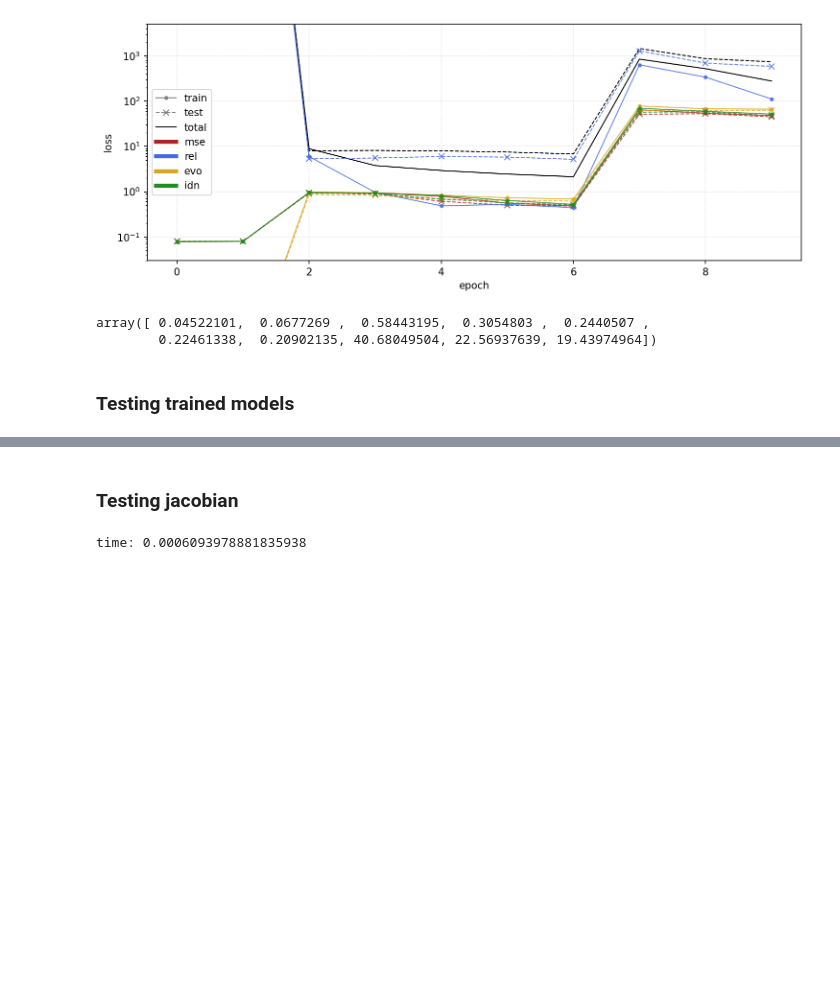
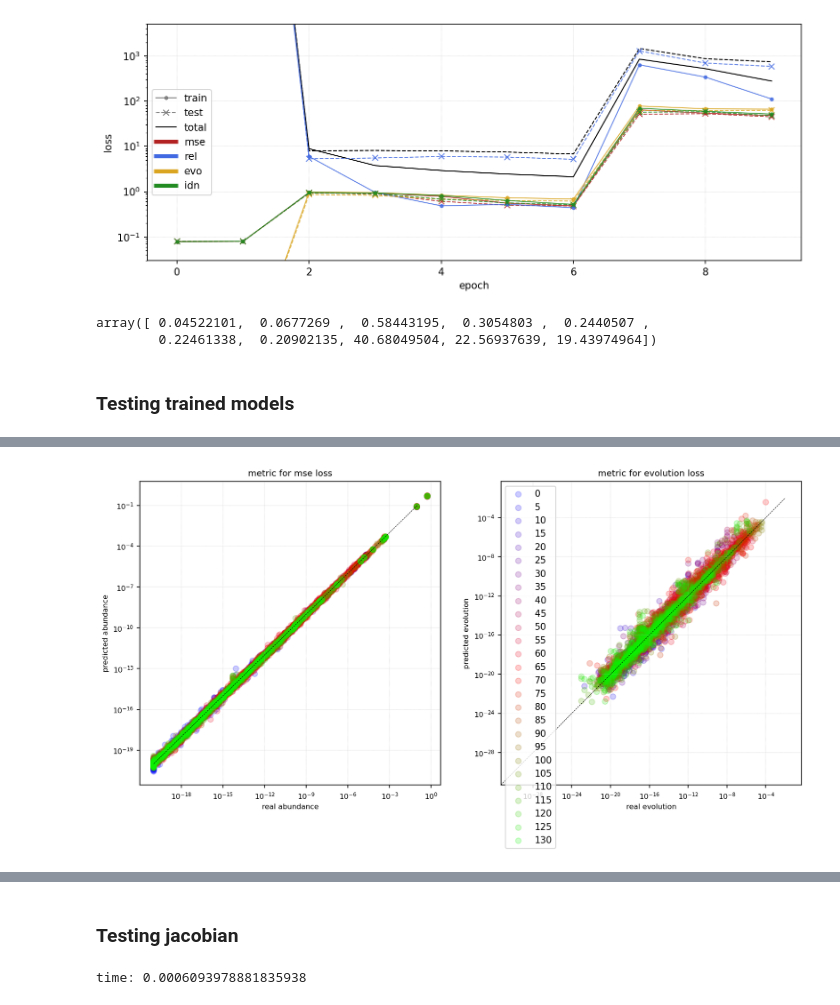
Before and after one commit to silkemaes/MACE, a Jupyter notebook: train2.0_dev.ipynb, the cells around one changed output, grey strips where cells are left out. Cells and saved outputs as stored; diff of their text form; code cells hidden in the pictures; blank space fills up the shorter version.

Commit message:
Saving test losses of trained models

```diff
--- a/train2.0_dev.ipynb
+++ b/train2.0_dev.ipynb
@@ -291,7 +293,7 @@ losstype = 'mse_evo_idn_rel'
 z_dim = 10
 dt_fract = 0.2
 batch_size = 1
-nb_samples = 100
+nb_samples = 10000
 n_dim = 468
 
 print('------------------------------')
@@ -609,0 +554,92 @@ Total   time [s]: 1.6369202136993408
+# %%
+
+model_testing = model_
+specs = ['CO', 'H2O', 'HCN', 'H2S','C2H2', 'OH', 'CN', 'HS', 'C2H', 'CH3C5NH+']
+# specs = []
+
+# testpath = '/lhome/silkem/CHEM/Output_nov2022/20210527_gridC_Mdot1e-5_v20_T_eps/models/model_2022-12-27h14-01-50/csfrac_smooth.out'
+# testpath = '/lhome/silkem/CHEM/Output_nov2022/20211014_gridC_Mdot1e-6_v12-5_T_eps/models/model_2022-12-23h11-03-58/csfrac_smooth.out'
+# testpath = '/lhome/silkem/CHEM/Output_nov2022/20210518_gridC_Mdot1e-8_v2-5_T_eps/models/model_2022-12-24h23-19-06/csfrac_smooth.out'
+testpath = '/lhome/silkem/CHEM/Output_nov2022/20211014_gridC_Mdot1e-6_v12-5_T_eps/models/model_2022-12-23h12-37-20/csfrac_smooth.out'
+# testpath = '/lhome/silkem/CHEM/Output_nov2022/20211014_gridC_Mdot1e-7_v15_T_eps/models/model_2022-12-28h14-46-56/csfrac_smooth.out'
+
+
+input, info = ds.get_test_data(testpath, train)
+print(info)
+save = True
+title = info['path'] +'_'+ info['name']
+print('')
+n, n_hat, t, comptime = tr.test(model_testing, input)
+start_idx = 0
+n_evo, mace_time = tr.test_evolution(model_testing, input, start_idx=start_idx)
+
+print('\n>> Denormalising abundances...')
+n = ds.get_abs(n)
+n_hat = ds.get_abs(n_hat)
+n_evo = ds.get_abs(n_evo)
+# print(n.shape, n_hat.shape, n_evo.shape)
+
+print('\n>> Calculating & saving losses...')
+mse = loss.mse_loss(n[1:], n_hat).mean()
+evo = loss.evo_loss(torch.from_numpy(n), torch.from_numpy(n_hat)).detach().numpy().mean()
+print('per time step:')
+print('          mse:', mse)
+print('          evo:', evo)
+mse_evol = loss.mse_loss(n[1:], n_evo).mean()
+evo_evol = loss.evo_loss(torch.from_numpy(n), torch.from_numpy(n_evo)).detach().numpy().mean()
+print('    evolution:')
+print('          mse:', mse_evol)
+print('          evo:', evo_evol)
+
+testloss = {title+'_mse': mse,
+            title+'_evo': evo,
+            title+'_mse_evol': mse_evol,
+            title+'_evo_evol': evo_evol}
+with open(outloc+dirname+"/testloss.json", "r") as outfile:
+    testloss_old = json.load(outfile)
+testloss_old.update(testloss)
+print(testloss_old)
+with open(outloc+dirname+"/testloss.json", "w") as outfile:
+    json.dump(testloss_old, outfile, indent=4)
+
+
+print('\n>> Plotting...')
+fig, axs = plt.subplots(1,2,figsize=(13,6))
+ax1 = axs[0]
+ax2 = axs[1]
+
+j=-1
+pl.plot_mse(n, n_hat, ax1, 'slateblue', alpha = 0.5, title = "metric for mse loss", j = j)
+pl.plot_evo(n, n_hat, ax2, 'darkorange', alpha = 0.5, title = "metric for evolution loss", j = j)
+if save:
+    plt.savefig(plots_path+title+'_comparison_per_timestep.png')
+
+
+## --------------- Classical model ----------------- ##
+
+fig = pl.plot_abs(n,[],plots_path,title =title+'_real', specs=specs, save=save)
+
+## --------------- Neural model - per time step ----------------- ##
+
+fig = pl.plot_abs(n,n_hat,plots_path,title =title+'_test_per_time_step', specs=specs, save=save)
+
+## --------------- Neural model - evolution ----------------- ##
+
+
+fig = pl.plot_abs(n,n_evo,plots_path,title =title+'_test_evolution',specs=specs, save=save)
+
+## --
+
+fig, axs = plt.subplots(1,2,figsize=(13,6))
+ax1 = axs[0]
+ax2 = axs[1]
+
+j=-1
+pl.plot_mse(n, n_evo, ax1, 'slateblue', alpha = 0.5, title = "metric for mse loss", j = j)
+pl.plot_evo(n, n_evo, ax2, 'darkorange', alpha = 0.5, title = "metric for evolution loss", j = j)
+if save:
+    plt.savefig(plots_path+title+'_comparison_evolution.png')
+
+print('\n>> Showing images...')
+plt.show()
+# %% [output]
@@ -609,0 +670 @@ Total   time [s]: 1.6369202136993408
+[figure, added]
```
Also changed, not shown: parts of 10 cells of this notebook, 5 other files.
